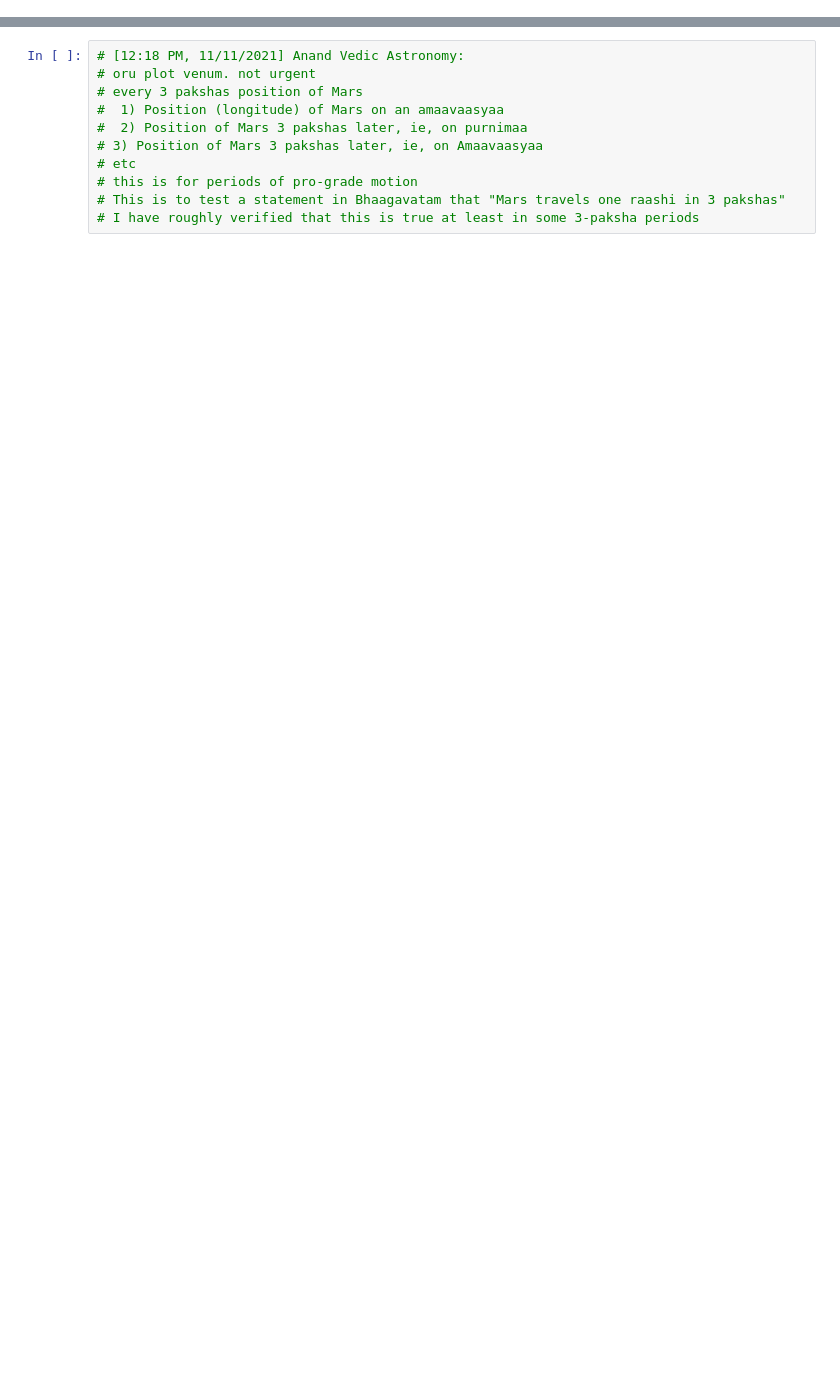
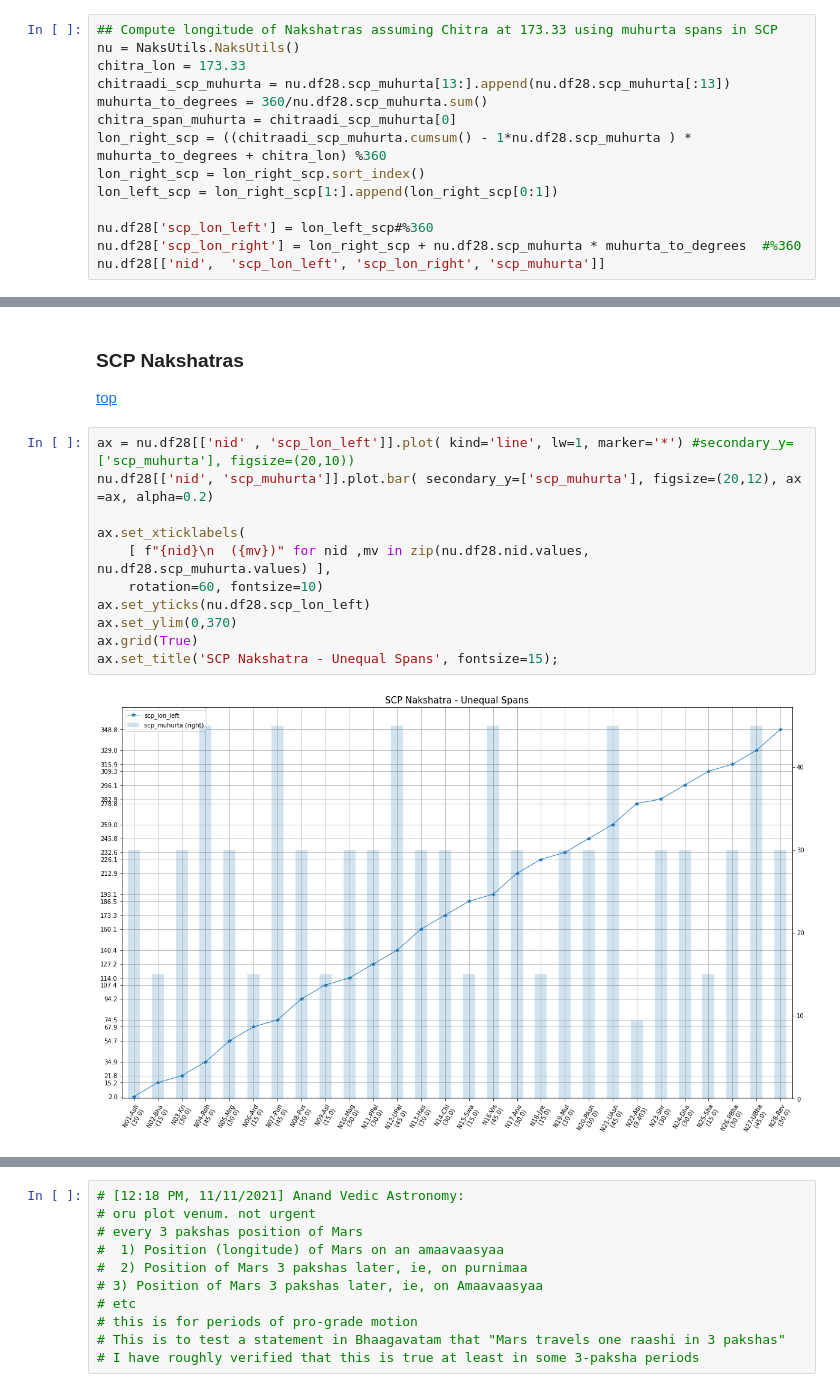
Before and after one commit to suchakr/cahc-utils, a Jupyter notebook: jyotisha/cahc_explore.ipynb, the cells around one changed output, grey strips where cells are left out. Drawn from its saved outputs; the diff is of its cells as text; blank space fills up the shorter version.

```diff
--- a/jyotisha/cahc_explore.ipynb
+++ b/jyotisha/cahc_explore.ipynb
@@ -134,0 +125,14 @@ nx
+# %%
+## Compute longitude of Nakshatras assuming Chitra at 173.33 using muhurta spans in SCP
+nu = NaksUtils.NaksUtils()
+chitra_lon = 173.33
+chitraadi_scp_muhurta = nu.df28.scp_muhurta[13:].append(nu.df28.scp_muhurta[:13])
+muhurta_to_degrees = 360/nu.df28.scp_muhurta.sum()
+chitra_span_muhurta = chitraadi_scp_muhurta[0]
+lon_right_scp = ((chitraadi_scp_muhurta.cumsum() - 1*nu.df28.scp_muhurta ) * muhurta_to_degrees + chitra_lon) %360
+lon_right_scp = lon_right_scp.sort_index()
+lon_left_scp = lon_right_scp[1:].append(lon_right_scp[0:1])
+
+nu.df28['scp_lon_left'] = lon_left_scp#%360
+nu.df28['scp_lon_right'] = lon_right_scp + nu.df28.scp_muhurta * muhurta_to_degrees  #%360
+nu.df28[['nid',  'scp_lon_left', 'scp_lon_right', 'scp_muhurta']]
@@ -134,0 +157,17 @@ nx
+# %% [markdown]
+### SCP Nakshatras  <a class="anchor" id="SCP_Nakshatras"></a>
+
+[top](#top_)
+# %%
+ax = nu.df28[['nid' , 'scp_lon_left']].plot( kind='line', lw=1, marker='*') #secondary_y=['scp_muhurta'], figsize=(20,10))
+nu.df28[['nid', 'scp_muhurta']].plot.bar( secondary_y=['scp_muhurta'], figsize=(20,12), ax =ax, alpha=0.2)
+
+ax.set_xticklabels(
+	[ f"{nid}\n  ({mv})" for nid ,mv in zip(nu.df28.nid.values, nu.df28.scp_muhurta.values) ],
+	rotation=60, fontsize=10)
+ax.set_yticks(nu.df28.scp_lon_left)
+ax.set_ylim(0,370)
+ax.grid(True)
+ax.set_title('SCP Nakshatra - Unequal Spans', fontsize=15);
+# %% [output]
+[figure, added]
```
Also changed, not shown: parts of 33 cells of this notebook, 13 other files.
